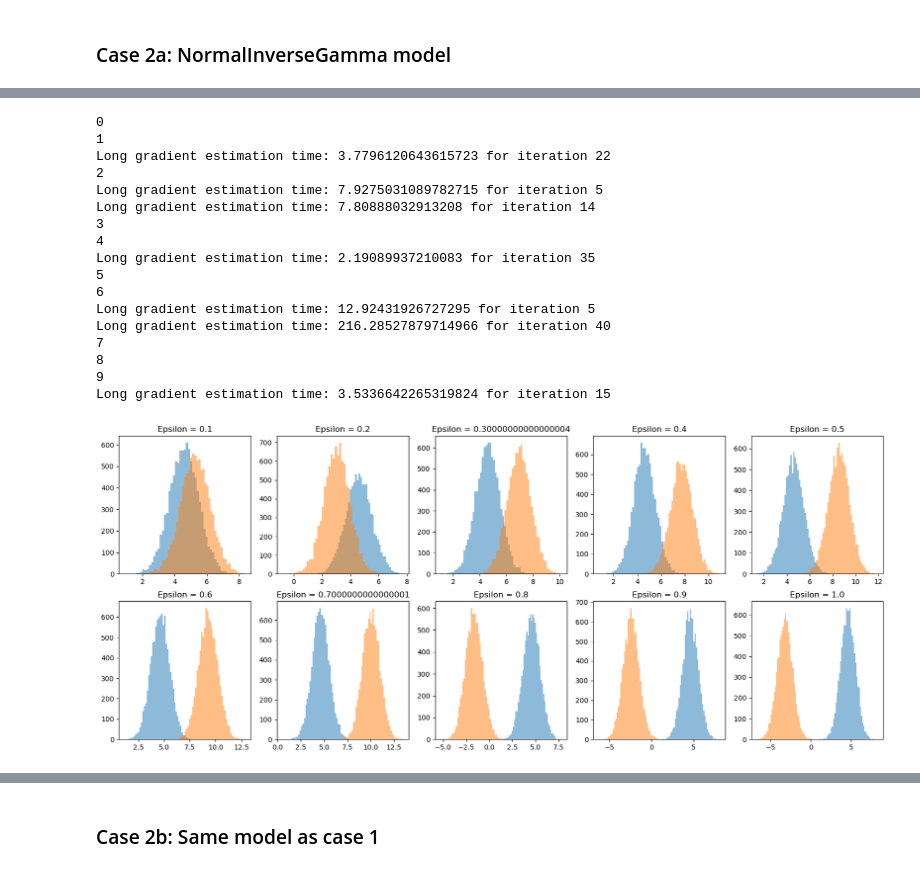
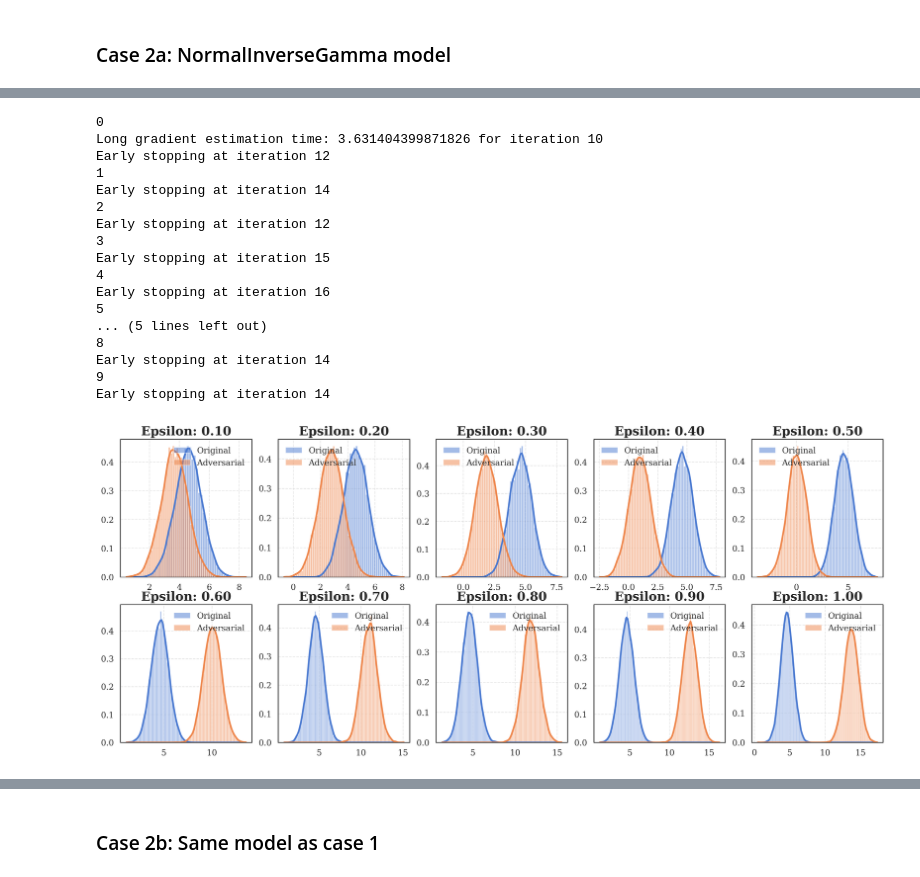
Before and after one commit to pablogarciarce/AdvReg, a Jupyter notebook: notebooks/test_distr_attack.ipynb, the cells around one changed output, grey strips where cells are left out. Drawn from its saved outputs; the diff is of its cells as text; code cells hidden in the pictures.

```diff
--- a/notebooks/test_distr_attack.ipynb
+++ b/notebooks/test_distr_attack.ipynb
@@ -168,8 +211,8 @@ def delta_g_x_l(y, x, l, model, M_sequence):
     g_l_minus_1_b = g_x_M(y, x, gamma_samples_l_minus_1_b) if l > 0 else 0
     return g_l - (g_l_minus_1_a + g_l_minus_1_b) / 2
 # %%
-# Estimate the gradient using MLMC
-def mlmc_gradient_estimator(y, x, R, model, M0=1, tau=1.):
+# Estimate the gradient using MLMC in parallel with joblib
+def mlmc_gradient_estimator(y, x, R, model, M0=1, tau=1., n_jobs=50):
     # Define sequence M_l
     M_sequence = [M0*2**l for l in range(100)]
 
@@ -180,7 +223,10 @@ def mlmc_gradient_estimator(y, x, R, model, M0=1, tau=1.):
 
     l_indices = np.random.choice(len(M_sequence), size=R, p=omega)
 
-    estimates = [delta_g_x_l(y, x, l, model, M_sequence) / omega[l] for l in l_indices]
+    estimates = Parallel(n_jobs=n_jobs)(
+        delayed(delta_g_x_l)(y, x, l, model, M_sequence) for l in l_indices
+    )
+    estimates = [est / omega[l] for l, est in zip(l_indices, estimates)]
     return sum(estimates) / R
 # %%
 # Attack function to use the gradient estimator for maximum disruption
@@ -193,7 +239,7 @@ def mlmc_attack(model, x, appd=None, lr=0.01, n_iter=100, epsilon=.1, R=100, ear
     patience = 0
     # x_adv = (x + torch.randn_like(x) * 0.01).clone().requires_grad_(True)  # add some noise to the input so kl is not zero
     x_adv = x.clone().requires_grad_(True)
-    optimizer = Adam([x_adv], lr=lr)
+    optimizer = SGD([x_adv], lr=lr)
 
     for it in range(n_iter):
         x_adv.requires_grad = True
@@ -226,7 +272,7 @@ def mlmc_attack(model, x, appd=None, lr=0.01, n_iter=100, epsilon=.1, R=100, ear
         else:
             patience = 0
 
-    return x_adv.detach().numpy(), x_adv_values
+    return x_adv.detach(), x_adv_values
 # %% [markdown]
 ### Case 2a: NormalInverseGamma model
 # %%
@@ -234,7 +280,7 @@ def mlmc_attack(model, x, appd=None, lr=0.01, n_iter=100, epsilon=.1, R=100, ear
 model = NormalInverseGammaPriorLinearRegression(prior_params={
     'mu': torch.zeros(X_train.shape[1]),
     'lam': torch.eye(X_train.shape[1]),
-    'a': torch.tensor([1]),
+    'a': torch.tensor([10]),
     'b': torch.tensor([1])},)
 data = {'X': torch.tensor(X_train, dtype=torch.float32), 'y': torch.tensor(y_train, dtype=torch.float32)}
 model.fit(data)
@@ -243,5 +289,6 @@ model.fit(data)
 x = X_test[17,:].copy()
 x = torch.tensor(x, dtype=torch.float32).unsqueeze(1)
 sigma2 = model.sample_posterior_distribution(1000)[1].mean()
-x_adv_distr, x_adv_values = mlmc_attack(model, x, appd=torch.distributions.normal.Normal(x.T @ model.mu, 3 * sigma2), epsilon=5)
+appd = torch.distributions.normal.Normal(2 * x.T @ model.mu, 2 * sigma2)
+x_adv_distr, x_adv_values = mlmc_attack(model, x, appd=appd, epsilon=5, R=100, lr=0.01, n_iter=200)
 # %% [output]
@@ -262,37 +323,50 @@ Text(0.5, 0, 'y')
 # %%
 # Plot the histogram for 10 different epsilon values as subplots
 epsilons = np.linspace(0.1, 1, 10)
 fig, axs = plt.subplots(2, 5, figsize=(20, 8))
 for i, epsilon in enumerate(epsilons):
     print(i)
     x_adv_distr, _ = mlmc_attack(model, x, epsilon=epsilon)
     ax = axs[i // 5, i % 5]
-    ax.hist(model.sample_predictive_distribution(
-        x,
-        num_samples=10000).numpy(), bins=50, alpha=0.5, label='Original')
-    ax.hist(model.sample_predictive_distribution(
-        torch.tensor(x_adv_distr, dtype=torch.float32),
-        num_samples=10000).numpy(), bins=50, alpha=0.5, label='Adversarial')
-    ax.set_title(f'Epsilon = {epsilon}')
+
+    y_samples = model.sample_predictive_distribution(x, num_samples=10000).numpy()
+    y_adv_samples = model.sample_predictive_distribution(x_adv_distr, num_samples=10000).numpy()
+
+    kde = gaussian_kde(y_samples.T)
+    kde_adv = gaussian_kde(y_adv_samples.T)
+
+    ax.hist(y_samples, bins=50, alpha=0.5, label='Original', density=True)
+    ax.hist(y_adv_samples, bins=50, alpha=0.5, label='Adversarial', density=True)
+
+    ys = np.linspace(
+        min(np.min(y_samples), np.min(y_adv_samples)),
+        max(np.max(y_samples), np.max(y_adv_samples)),
+        100)
+    # plot with same color and label
+    ax.plot(ys, kde(ys), color='C0')
+    ax.plot(ys, kde_adv(ys), color='C1')
+    ax.legend()
+
+    ax.set_title(f'Epsilon: {epsilon:.2f}')
 # %% [output]
 0
+Long gradient estimation time: 3.631404399871826 for iteration 10
+Early stopping at iteration 12
 1
-Long gradient estimation time: 3.7796120643615723 for iteration 22
+Early stopping at iteration 14
 2
-Long gradient estimation time: 7.9275031089782715 for iteration 5
-Long gradient estimation time: 7.80888032913208 for iteration 14
+Early stopping at iteration 12
 3
+Early stopping at iteration 15
 4
-Long gradient estimation time: 2.19089937210083 for iteration 35
+Early stopping at iteration 16
 5
-6
-Long gradient estimation time: 12.92431926727295 for iteration 5
-Long gradient estimation time: 216.28527879714966 for iteration 40
-7
+... (5 lines left out)
 8
+Early stopping at iteration 14
 9
-Long gradient estimation time: 3.5336642265319824 for iteration 15
+Early stopping at iteration 14
-[figure, old version]
+[figure, new version]
 # %%
 # Plot values evolution for the adversarial attack
 kl_proxies = []
```
Also changed, not shown: parts of 26 cells of this notebook, 37 other files.
